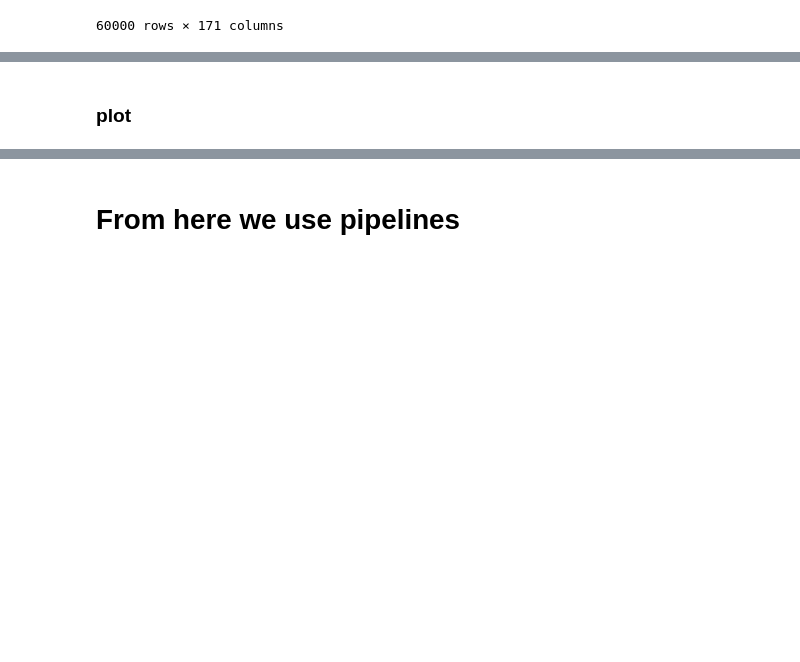
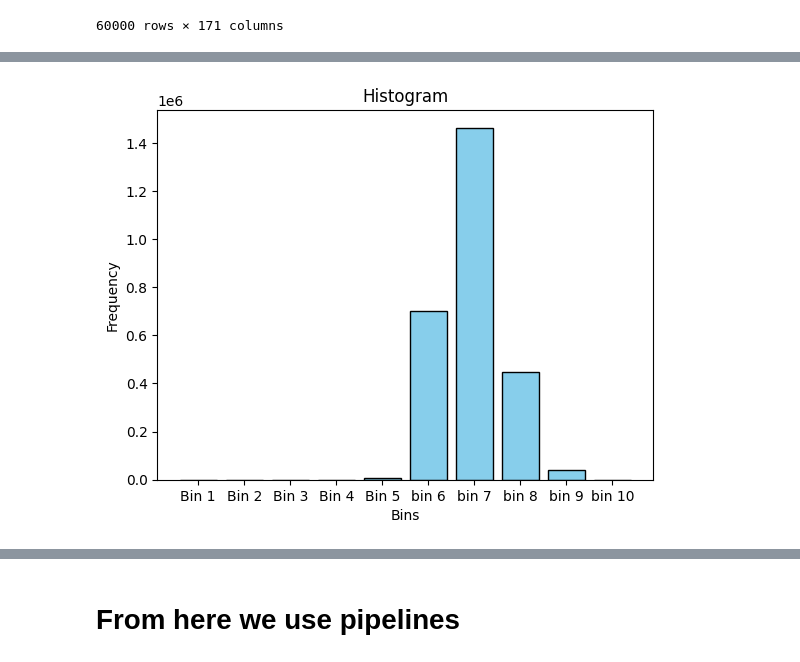
Before and after one commit to vougioukakis/scania-trucks-failure-prediction, a Jupyter notebook: code.ipynb, the cells around one changed output, grey strips where cells are left out. Drawn from its saved outputs; the diff is of its cells as text; code cells hidden in the pictures; blank space fills up the shorter version.

```diff
--- a/code.ipynb
+++ b/code.ipynb
@@ -47,3 +90,13 @@ for info, these are the histogram features [ag , ay , az , ba , cn , cs , ee]
+# %%
+bins = ['Bin 1', 'Bin 2', 'Bin 3', 'Bin 4', 'Bin 5', 'bin 6', 'bin 7', 'bin 8', 'bin 9', 'bin 10']
+
+plt.bar(bins, height=X_vals[0], color='skyblue', edgecolor='black')
+plt.xlabel('Bins')
+plt.ylabel('Frequency')
+plt.title('Histogram')
+plt.show()
+# %% [output]
+[figure, added]
 # %%
 class_counts = train_data['class'].value_counts()
 
@@ -61,8 +114,6 @@ plt.text(0, class_counts['neg'], f'{negative_percentage:.2f}%', ha='center')
 plt.show()
 # %% [output]
 [figure]
-# %% [markdown]
-### plot
 # %%
 # Plotting
 labels = ['Positive - 1.67%', 'Negative - 98.33%']
```
Also changed, not shown: parts of 42 cells of this notebook, 1 other file.
